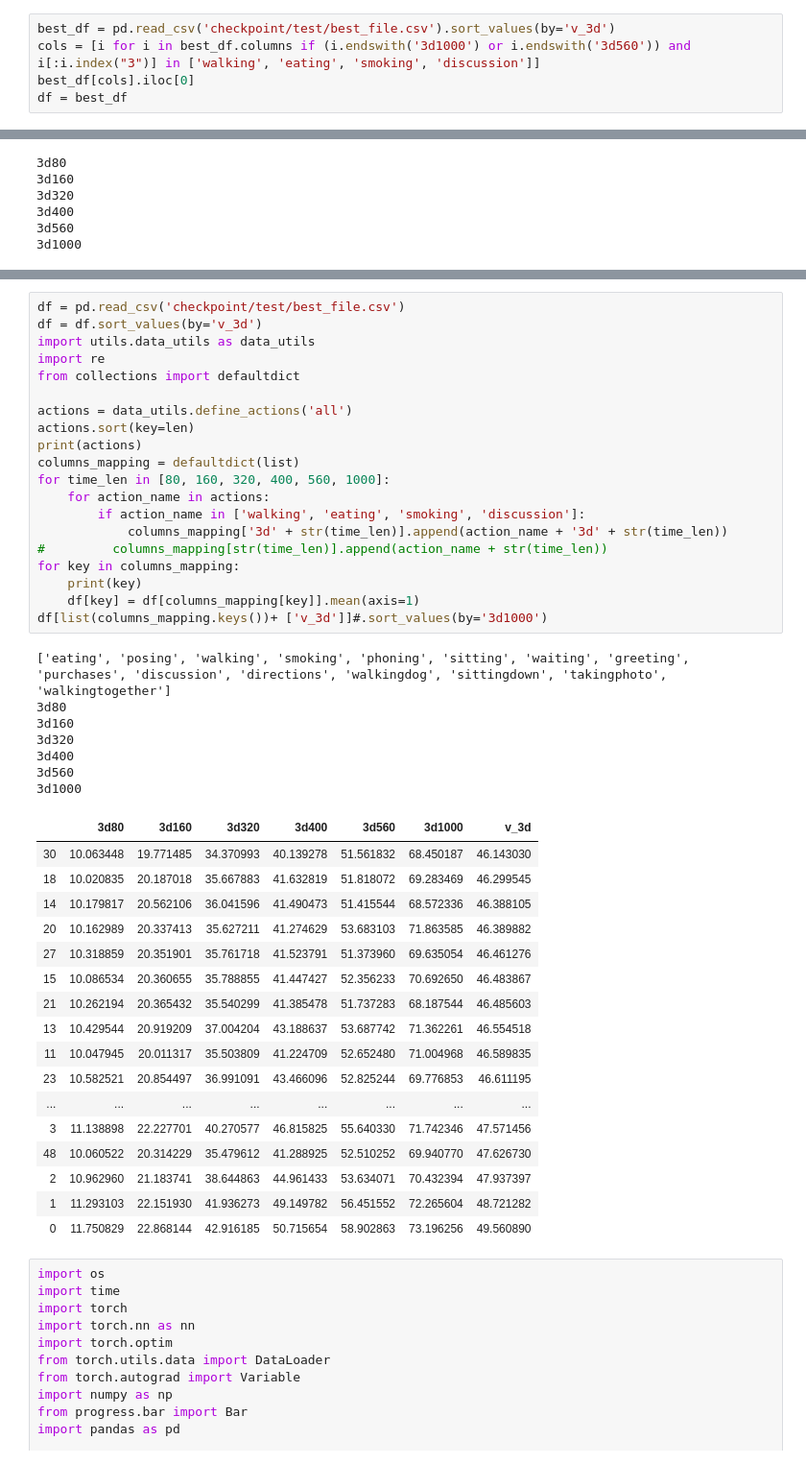
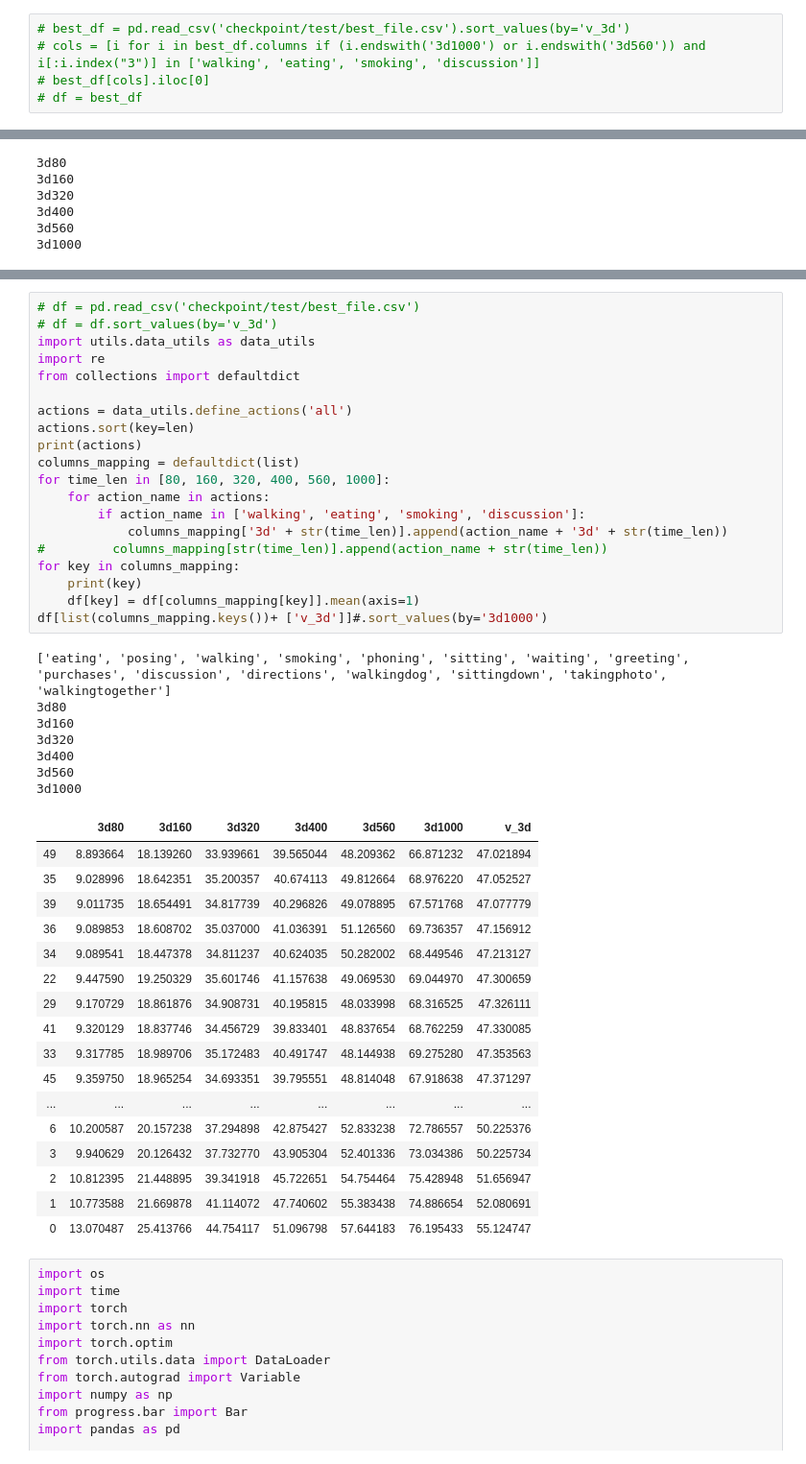
Before and after one commit to tileb1/LearnTrajDep, a Jupyter notebook: Untitled.ipynb, the cells around one changed output, grey strips where cells are left out. Shown at 96% size. Drawn from its saved outputs; the diff is of its cells as text.

```diff
--- a/Untitled.ipynb
+++ b/Untitled.ipynb
@@ -88,10 +88,10 @@ import pandas as pd
 df = pd.read_csv('checkpoint/test/main_3d_3D_in10_out25_dct_n_30.csv')
 df = df.sort_values(by='v_3d')
 # %%
-best_df = pd.read_csv('checkpoint/test/best_file.csv').sort_values(by='v_3d')
-cols = [i for i in best_df.columns if (i.endswith('3d1000') or i.endswith('3d560')) and i[:i.index("3")] in ['walking', 'eating', 'smoking', 'discussion']]
-best_df[cols].iloc[0]
-df = best_df
+# best_df = pd.read_csv('checkpoint/test/best_file.csv').sort_values(by='v_3d')
+# cols = [i for i in best_df.columns if (i.endswith('3d1000') or i.endswith('3d560')) and i[:i.index("3")] in ['walking', 'eating', 'smoking', 'discussion']]
+# best_df[cols].iloc[0]
+# df = best_df
 # %%
 import utils.data_utils as data_utils
 import re
@@ -208,48 +200,48 @@ df[list(columns_mapping.keys())+ ['v_3d']]#.sort_values(by='3d1000')
 # %%
-df = pd.read_csv('checkpoint/test/best_file.csv')
-df = df.sort_values(by='v_3d')
+# df = pd.read_csv('checkpoint/test/best_file.csv')
+# df = df.sort_values(by='v_3d')
 import utils.data_utils as data_utils
 import re
 from collections import defaultdict
 
 actions = data_utils.define_actions('all')
 actions.sort(key=len)
 print(actions)
 columns_mapping = defaultdict(list)
 for time_len in [80, 160, 320, 400, 560, 1000]:
     for action_name in actions:
         if action_name in ['walking', 'eating', 'smoking', 'discussion']:
             columns_mapping['3d' + str(time_len)].append(action_name + '3d' + str(time_len))
 #         columns_mapping[str(time_len)].append(action_name + str(time_len))
 for key in columns_mapping:
     print(key)
     df[key] = df[columns_mapping[key]].mean(axis=1)
 df[list(columns_mapping.keys())+ ['v_3d']]#.sort_values(by='3d1000')
 # %% [output]
 ['eating', 'posing', 'walking', 'smoking', 'phoning', 'sitting', 'waiting', 'greeting', 'purchases', 'discussion', 'directions', 'walkingdog', 'sittingdown', 'takingphoto', 'walkingtogether']
 3d80
 3d160
 3d320
 3d400
 3d560
 3d1000
 |  | 3d80 | 3d160 | 3d320 | 3d400 | 3d560 | 3d1000 | v_3d |
-| 30 | 10.063448 | 19.771485 | 34.370993 | 40.139278 | 51.561832 | 68.450187 | 46.143030 |
-| 18 | 10.020835 | 20.187018 | 35.667883 | 41.632819 | 51.818072 | 69.283469 | 46.299545 |
-| 14 | 10.179817 | 20.562106 | 36.041596 | 41.490473 | 51.415544 | 68.572336 | 46.388105 |
-| 20 | 10.162989 | 20.337413 | 35.627211 | 41.274629 | 53.683103 | 71.863585 | 46.389882 |
-| 27 | 10.318859 | 20.351901 | 35.761718 | 41.523791 | 51.373960 | 69.635054 | 46.461276 |
-| 15 | 10.086534 | 20.360655 | 35.788855 | 41.447427 | 52.356233 | 70.692650 | 46.483867 |
-| 21 | 10.262194 | 20.365432 | 35.540299 | 41.385478 | 51.737283 | 68.187544 | 46.485603 |
-| 13 | 10.429544 | 20.919209 | 37.004204 | 43.188637 | 53.687742 | 71.362261 | 46.554518 |
-| 11 | 10.047945 | 20.011317 | 35.503809 | 41.224709 | 52.652480 | 71.004968 | 46.589835 |
-| 23 | 10.582521 | 20.854497 | 36.991091 | 43.466096 | 52.825244 | 69.776853 | 46.611195 |
+| 49 | 8.893664 | 18.139260 | 33.939661 | 39.565044 | 48.209362 | 66.871232 | 47.021894 |
+| 35 | 9.028996 | 18.642351 | 35.200357 | 40.674113 | 49.812664 | 68.976220 | 47.052527 |
+| 39 | 9.011735 | 18.654491 | 34.817739 | 40.296826 | 49.078895 | 67.571768 | 47.077779 |
+| 36 | 9.089853 | 18.608702 | 35.037000 | 41.036391 | 51.126560 | 69.736357 | 47.156912 |
+| 34 | 9.089541 | 18.447378 | 34.811237 | 40.624035 | 50.282002 | 68.449546 | 47.213127 |
+| 22 | 9.447590 | 19.250329 | 35.601746 | 41.157638 | 49.069530 | 69.044970 | 47.300659 |
+| 29 | 9.170729 | 18.861876 | 34.908731 | 40.195815 | 48.033998 | 68.316525 | 47.326111 |
+| 41 | 9.320129 | 18.837746 | 34.456729 | 39.833401 | 48.837654 | 68.762259 | 47.330085 |
+| 33 | 9.317785 | 18.989706 | 35.172483 | 40.491747 | 48.144938 | 69.275280 | 47.353563 |
+| 45 | 9.359750 | 18.965254 | 34.693351 | 39.795551 | 48.814048 | 67.918638 | 47.371297 |
 | ... | ... | ... | ... | ... | ... | ... | ... |
-| 3 | 11.138898 | 22.227701 | 40.270577 | 46.815825 | 55.640330 | 71.742346 | 47.571456 |
-| 48 | 10.060522 | 20.314229 | 35.479612 | 41.288925 | 52.510252 | 69.940770 | 47.626730 |
-| 2 | 10.962960 | 21.183741 | 38.644863 | 44.961433 | 53.634071 | 70.432394 | 47.937397 |
-| 1 | 11.293103 | 22.151930 | 41.936273 | 49.149782 | 56.451552 | 72.265604 | 48.721282 |
-| 0 | 11.750829 | 22.868144 | 42.916185 | 50.715654 | 58.902863 | 73.196256 | 49.560890 |
+| 6 | 10.200587 | 20.157238 | 37.294898 | 42.875427 | 52.833238 | 72.786557 | 50.225376 |
+| 3 | 9.940629 | 20.126432 | 37.732770 | 43.905304 | 52.401336 | 73.034386 | 50.225734 |
+| 2 | 10.812395 | 21.448895 | 39.341918 | 45.722651 | 54.754464 | 75.428948 | 51.656947 |
+| 1 | 10.773588 | 21.669878 | 41.114072 | 47.740602 | 55.383438 | 74.886654 | 52.080691 |
+| 0 | 13.070487 | 25.413766 | 44.754117 | 51.096798 | 57.644183 | 76.195433 | 55.124747 |
 # %%
 import os
 import time
```
Also changed, not shown: parts of 5 cells of this notebook, 2 other files.
